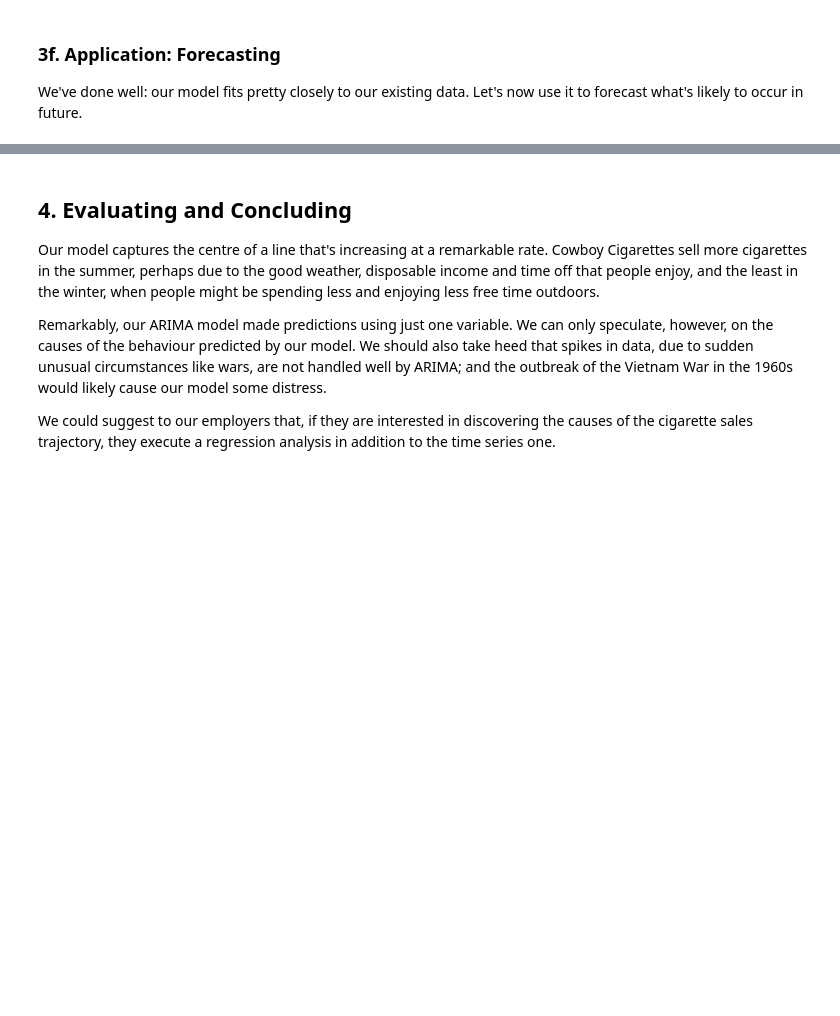
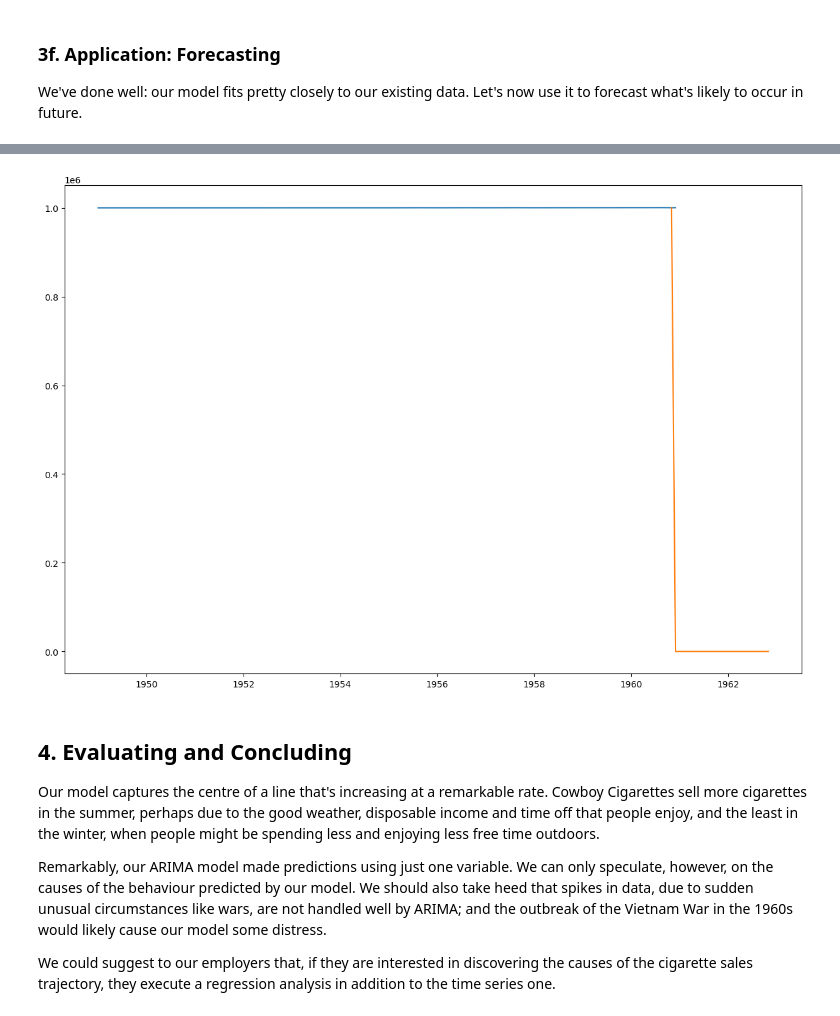
Before and after one commit to MSnellgrove/Springboard, a Jupyter notebook: Projects/Cowboy Cigarettes Case Study - Tier 1.ipynb, the cells around one changed output, grey strips where cells are left out. Cells and saved outputs as stored; diff of their text form; code cells hidden in the pictures; blank space fills up the shorter version.

```diff
--- a/Projects/Cowboy Cigarettes Case Study - Tier 1.ipynb
+++ b/Projects/Cowboy Cigarettes Case Study - Tier 1.ipynb
@@ -447,10 +475,12 @@ plt.show()
 # %%
 # Now plot the original variable y
 # Use the same functions as before
-plt._ _ _(figsize=(15,10))
-plt._ _ _(y)
-plt._ _ _(np.exp(y_log['Nov 1960'].append(future_months['Prediction'])))
-plt._ _ _()
+plt.figure(figsize=(15,10))
+plt.plot(y)
+plt.plot(np.exp(y_log['Nov 1960'].append(future_months['Prediction'])))
+plt.show()
+# %% [output]
+[figure, added]
 # %% [markdown]
 ## 4. Evaluating and Concluding
 
```
Also changed, not shown: parts of 15 cells of this notebook.
